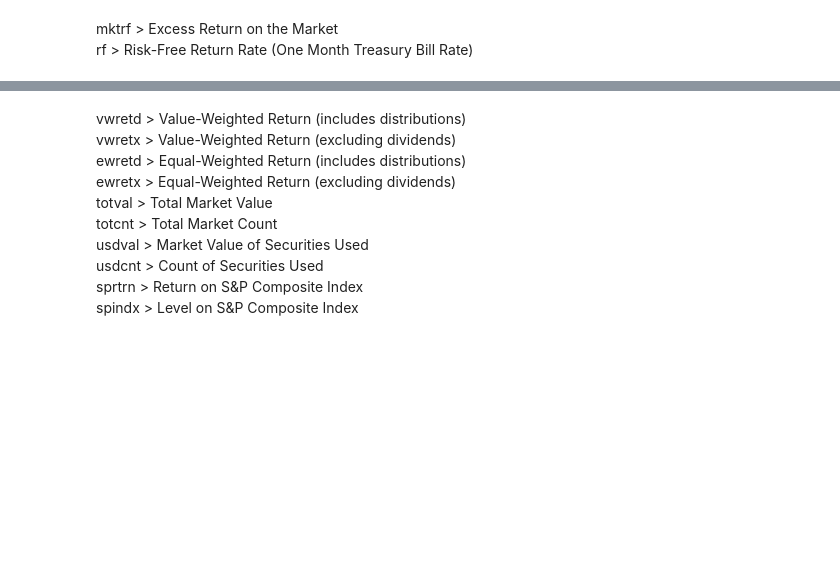
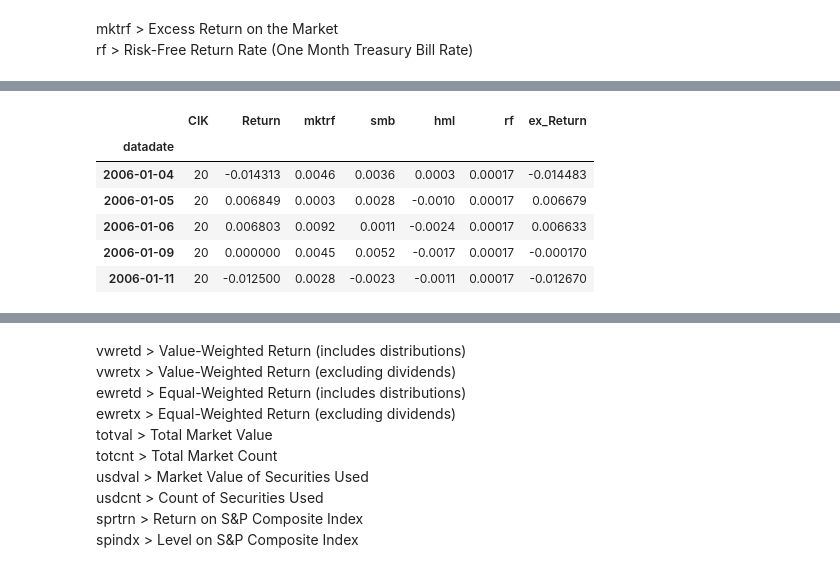
Before and after one commit to Amin-T/RD_Topic_Modeling, a Jupyter notebook: calc_Beta.ipynb, the cells around one changed output, grey strips where cells are left out. Drawn from its saved outputs; the diff is of its cells as text; code cells hidden in the pictures; blank space fills up the shorter version.

```diff
--- a/calc_Beta.ipynb
+++ b/calc_Beta.ipynb
@@ -5,5 +8,3 @@ import numpy as np
 # %%
-rf_rates = pd.read_csv("Data\\rf_rates.csv")
-
-rf_rates["date"] = pd.to_datetime(rf_rates["date"])
-rf_rates.set_index("date", inplace=True)
+rf_rates = pd.read_csv("Data/rf_rates.csv", parse_dates=["date"], index_col="date")
+rf_rates.head()
@@ -11,8 +20,7 @@ rf_rates.set_index("date", inplace=True)
 mktrf > Excess Return on the Market\
 rf > Risk-Free Return Rate (One Month Treasury Bill Rate)
 # %%
-prices_df = pd.read_csv("Data\Prices.csv")
-prices_df["Date"] = pd.to_datetime(prices_df["Date"])
-prices_df.set_index('Date', inplace=True)
-prices_df.columns
+prices_df = pd.read_csv("Data\WRDS_prices.csv", parse_dates=["datadate"], index_col='datadate')
+prices_df.rename(columns={'cik': 'CIK'}, inplace=True)
+prices_df.head()
 # %% [output]
@@ -22,15 +34,27 @@ Index(['Instrument', 'CLOSEPRICE', 'VOLUME', 'COMPANYMARKETCAP',
 # %%
 # Calculate returns
-prices_df["Return"] = prices_df.groupby("Instrument")["CLOSEPRICE"].pct_change(1)
-prices_df["log_Return"] = np.log(prices_df["Return"] + 1)
+# prices_df["CLOSEPRICE"] = prices_df.groupby("CIK")["CLOSEPRICE"].ffill(limit=1)
+prices_df["Return"] = prices_df.groupby("CIK")["CLOSEPRICE"].pct_change(1, fill_method=None)
+# prices_df["log_Return"] = np.log(prices_df["Return"] + 1)
 # %%
 Beta_df = pd.merge(
-    left=prices_df,
+    left=prices_df[['CIK', 'Return']],
     right=rf_rates,
-    left_on='Date',
+    left_index=True,
     right_index=True,
     how='left'
 )
-
-Beta_df["ex_Return"] = Beta_df["log_Return"] - Beta_df["rf"]
+# %%
+Beta_df["ex_Return"] = Beta_df["Return"] - Beta_df["rf"]
+Beta_df.dropna(subset=['ex_Return', 'mktrf', 'smb', 'hml'], inplace=True)
+Beta_df.drop(columns=['umd'], inplace=True)
+Beta_df.head()
+# %% [output]
+|  | CIK | Return | mktrf | smb | hml | rf | ex_Return |
+| datadate |  |  |  |  |  |  |  |
+| 2006-01-04 | 20 | -0.014313 | 0.0046 | 0.0036 | 0.0003 | 0.00017 | -0.014483 |
+| 2006-01-05 | 20 | 0.006849 | 0.0003 | 0.0028 | -0.0010 | 0.00017 | 0.006679 |
+| 2006-01-06 | 20 | 0.006803 | 0.0092 | 0.0011 | -0.0024 | 0.00017 | 0.006633 |
+| 2006-01-09 | 20 | 0.000000 | 0.0045 | 0.0052 | -0.0017 | 0.00017 | -0.000170 |
+| 2006-01-11 | 20 | -0.012500 | 0.0028 | -0.0023 | -0.0011 | 0.00017 | -0.012670 |
 # %%
```
Also changed, not shown: parts of 31 cells of this notebook, 17 other files.
